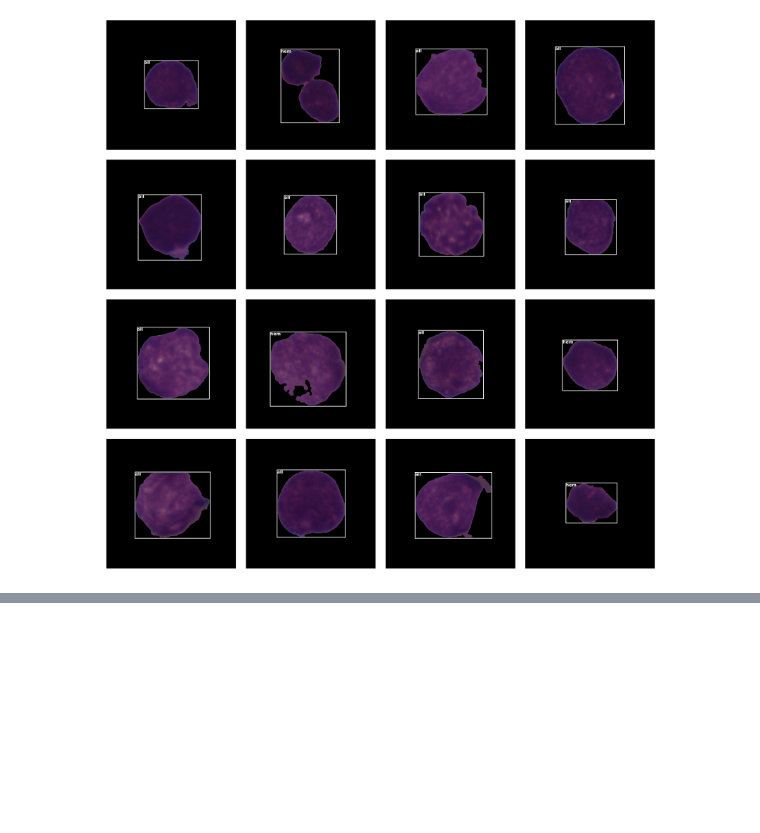
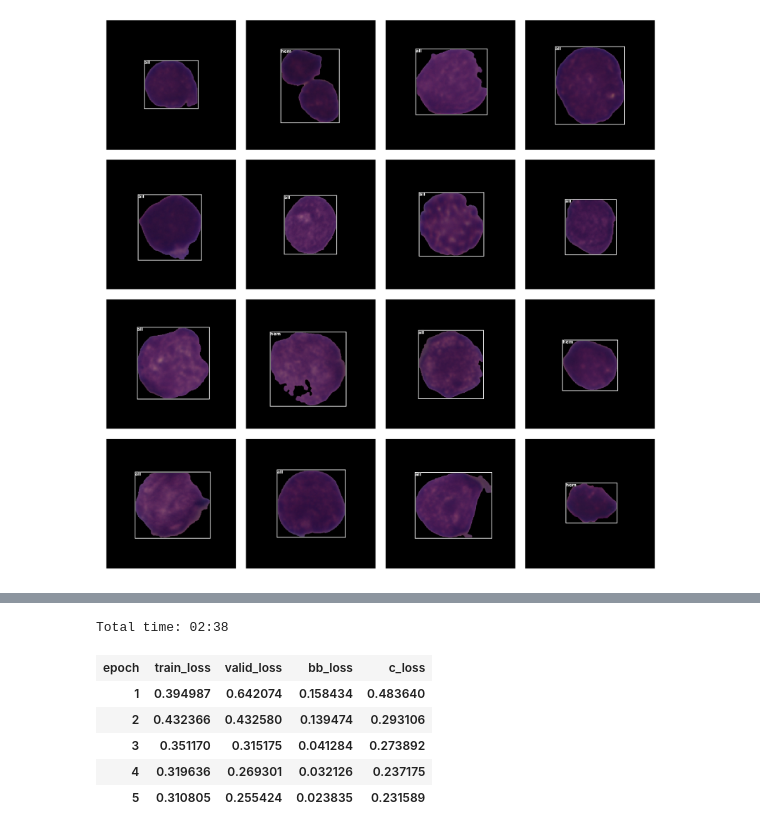
Before and after one commit to ChristianMarzahl/ISBI2019_WhiteBloodCancer, a Jupyter notebook: RCNN/RCNN-baseline.ipynb, the cells around one changed output, grey strips where cells are left out. Saved outputs shown, nothing was run; the diff lists cells and outputs as text; code cells hidden in the pictures; blank space fills up the shorter version.

```diff
--- a/RCNN/RCNN-baseline.ipynb
+++ b/RCNN/RCNN-baseline.ipynb
@@ -71,2 +111,12 @@ learn.fit_one_cycle(10, 1e-2)
+# %%
+learn.fit_one_cycle(5, 1e-2)
+# %% [output]
+Total time: 02:38
+| epoch | train_loss | valid_loss | bb_loss | c_loss |
+| 1 | 0.394987 | 0.642074 | 0.158434 | 0.483640 |
+| 2 | 0.432366 | 0.432580 | 0.139474 | 0.293106 |
+| 3 | 0.351170 | 0.315175 | 0.041284 | 0.273892 |
+| 4 | 0.319636 | 0.269301 | 0.032126 | 0.237175 |
+| 5 | 0.310805 | 0.255424 | 0.023835 | 0.231589 |
 # %%
 learn.recorder.plot_losses()
```
Also changed, not shown: parts of 10 cells of this notebook, 2 other files.
